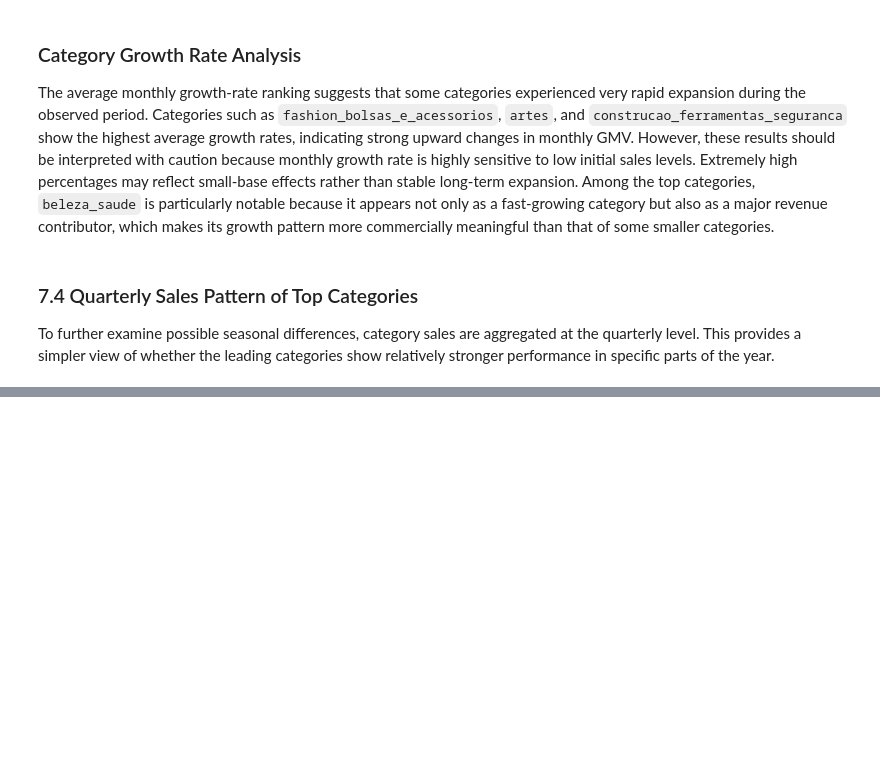
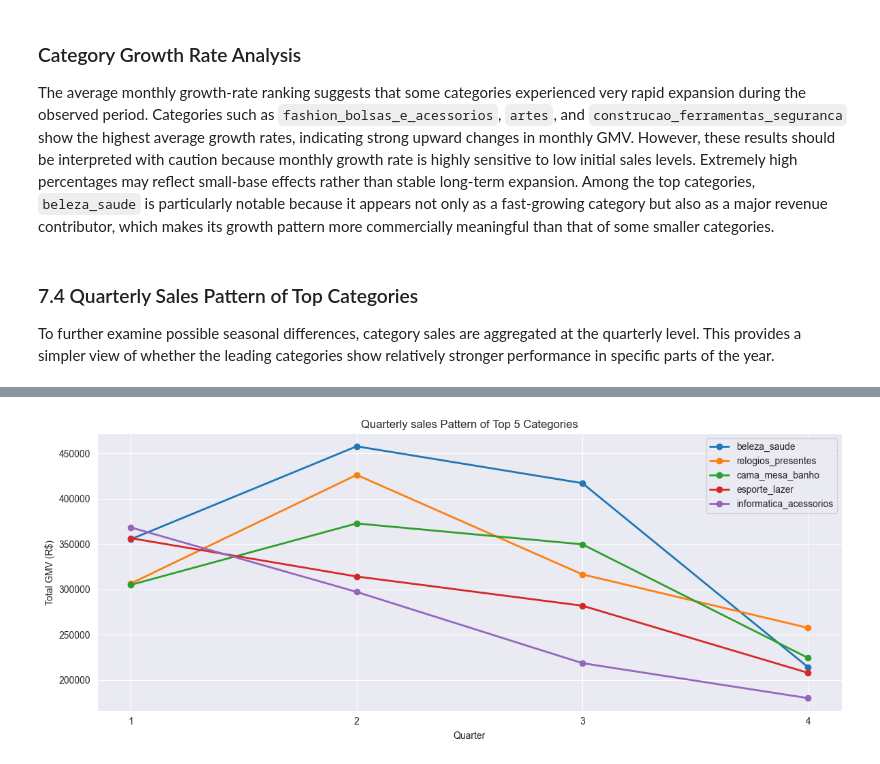
Before and after one commit to WangXin154/E-commerce_decision-making-_intelligence, a Jupyter notebook: Statistical_analysis_report/03_Product_Category_Analysis.ipynb, the cells around one changed output, grey strips where cells are left out. Cells and saved outputs as stored; diff of their text form; code cells hidden in the pictures; blank space fills up the shorter version.

```diff
--- a/Statistical_analysis_report/03_Product_Category_Analysis.ipynb
+++ b/Statistical_analysis_report/03_Product_Category_Analysis.ipynb
@@ -1802,3 +1802,13 @@ To further examine possible seasonal differences, category sales are aggregated
 df_orders["quarter"] = pd.to_datetime(df_orders["purchase_ts"]).dt.quarter
 # %%
 # aggregate quarterly sales by category
+quarterly_sales = (
+    df_orders.groupby(["quarter", "category"])
+    .agg(
+        total_gmv=("gmv", "sum"),
+        order_count=("order_id", "count")
+    )
+    .reset_index()
+)
+
+display(quarterly_sales.head(20))
@@ -1804,0 +1833,7 @@ df_orders["quarter"] = pd.to_datetime(df_orders["purchase_ts"]).dt.quarter
+# %%
+# keep only top 5 categories by total revenue
+quarterly_top5 = quarterly_sales[
+    quarterly_sales["category"].isin(top5_categories)
+].copy()
+
+display(quarterly_top5.head(20))
@@ -1804,0 +1858,23 @@ df_orders["quarter"] = pd.to_datetime(df_orders["purchase_ts"]).dt.quarter
+# %%
+# line chart: quarterly GMV of top 5 categories
+plt.figure(figsize=(12, 5))
+
+for cat in top5_categories:
+    cat_data = quarterly_top5[quarterly_top5["category"] == cat]
+    plt.plot(
+        cat_data["quarter"],
+        cat_data["total_gmv"],
+        marker="o",
+        linewidth=2,
+        label=cat
+    )
+
+plt.xlabel("Quarter")
+plt.ylabel("Total GMV (R$)")
+plt.title("Quarterly sales Pattern of Top 5 Categories")
+plt.xticks([1, 2, 3, 4])
+plt.legend()
+plt.tight_layout()
+plt.show()
+# %% [output]
+[figure, added]
```
Also changed, not shown: parts of 45 cells of this notebook.
